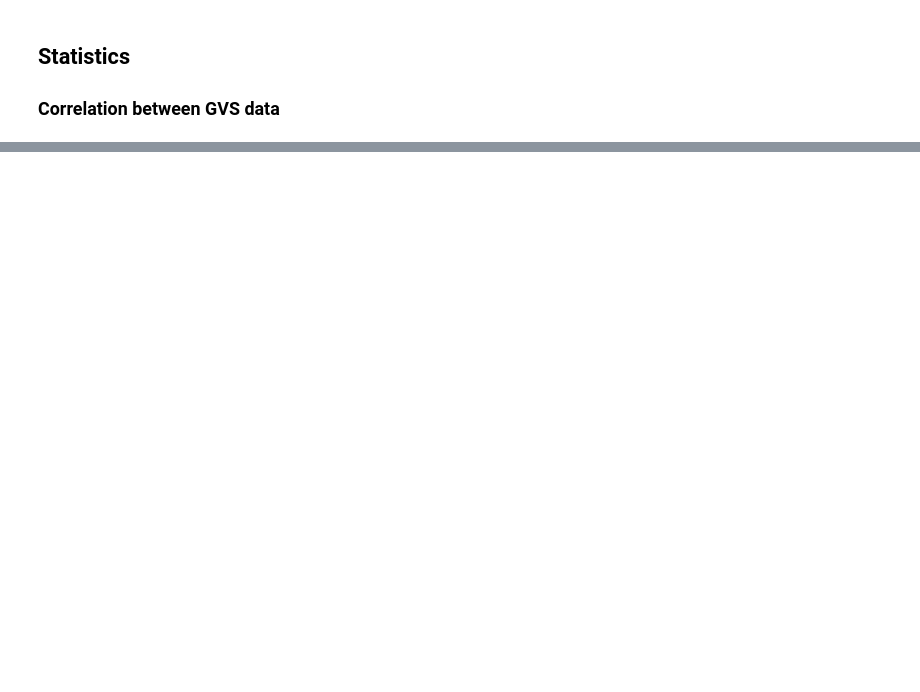
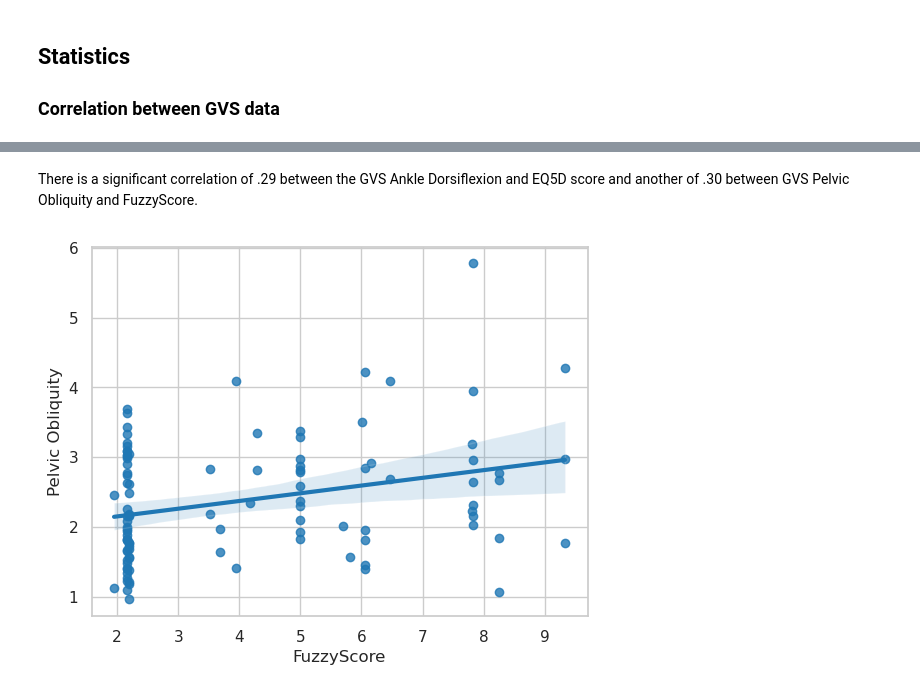
Before and after one commit to demotu/gait_score, a Jupyter notebook: notebooks/gps.ipynb, the cells around one changed output, grey strips where cells are left out. Saved outputs shown, nothing was run; the diff lists cells and outputs as text; code cells hidden in the pictures; blank space fills up the shorter version.

```diff
--- a/notebooks/gps.ipynb
+++ b/notebooks/gps.ipynb
@@ -483,0 +543,7 @@ plt.show()
+# %% [markdown]
+There is a significant correlation of .29 between the GVS Ankle Dorsiflexion and EQ5D score and another of .30 between GVS Pelvic Obliquity and FuzzyScore.
+# %%
+sns.regplot(data=df, x='FuzzyScore', y='Pelvic Obliquity')
+plt.show()
+# %% [output]
+[figure, added]
```
Also changed, not shown: parts of 22 cells of this notebook, 7 other files.
